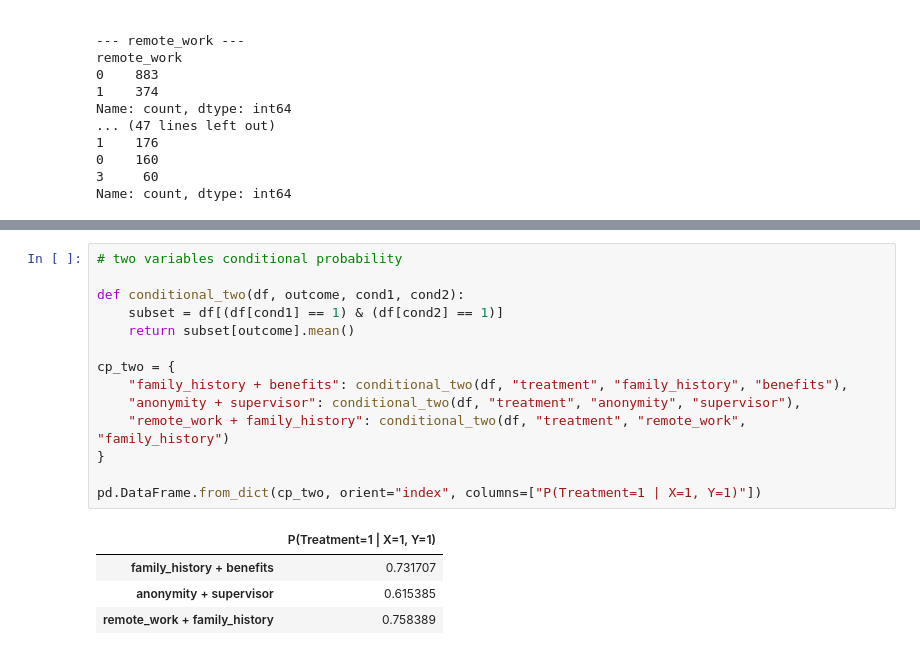
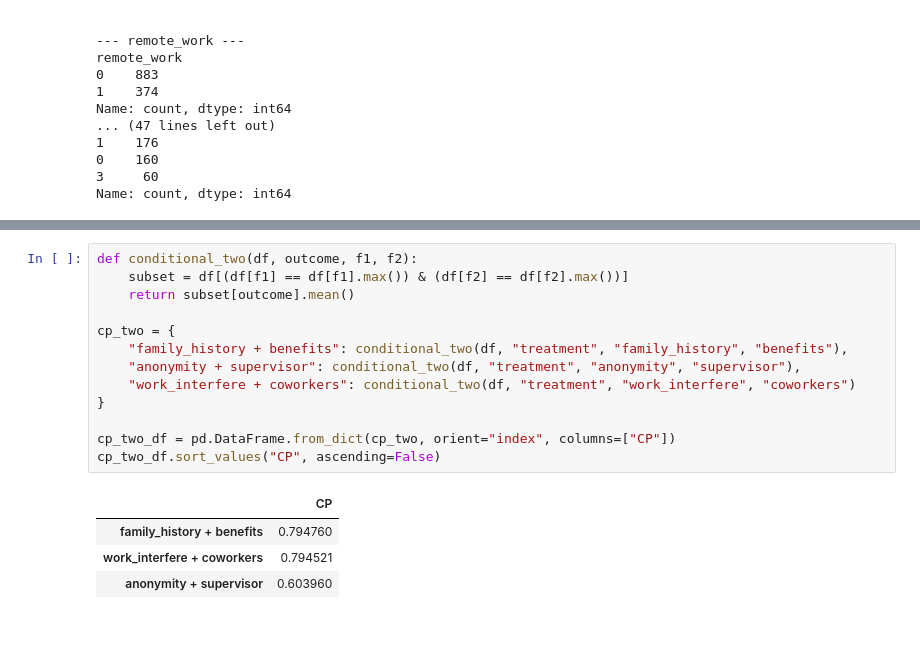
Before and after one commit to hazminfirdaus/data-analytics, a Jupyter notebook: eca/notebooks/EDA/01_eda.ipynb, the cells around one changed output, grey strips where cells are left out. Cells and saved outputs as stored; diff of their text form.

```diff
--- a/eca/notebooks/EDA/01_eda.ipynb
+++ b/eca/notebooks/EDA/01_eda.ipynb
@@ -167,19 +180,18 @@ pd.DataFrame.from_dict(cp_single, orient="index", columns=["P(Treatment=1 | X=1)
 # %%
-# two variables conditional probability
-
-def conditional_two(df, outcome, cond1, cond2):
-    subset = df[(df[cond1] == 1) & (df[cond2] == 1)]
+def conditional_two(df, outcome, f1, f2):
+    subset = df[(df[f1] == df[f1].max()) & (df[f2] == df[f2].max())]
     return subset[outcome].mean()
 
 cp_two = {
     "family_history + benefits": conditional_two(df, "treatment", "family_history", "benefits"),
     "anonymity + supervisor": conditional_two(df, "treatment", "anonymity", "supervisor"),
-    "remote_work + family_history": conditional_two(df, "treatment", "remote_work", "family_history")
+    "work_interfere + coworkers": conditional_two(df, "treatment", "work_interfere", "coworkers")
 }
 
-pd.DataFrame.from_dict(cp_two, orient="index", columns=["P(Treatment=1 | X=1, Y=1)"])
+cp_two_df = pd.DataFrame.from_dict(cp_two, orient="index", columns=["CP"])
+cp_two_df.sort_values("CP", ascending=False)
 # %% [output]
-|  | P(Treatment=1 | X=1, Y=1) |
-| family_history + benefits | 0.731707 |
-| anonymity + supervisor | 0.615385 |
-| remote_work + family_history | 0.758389 |
+|  | CP |
+| family_history + benefits | 0.794760 |
+| work_interfere + coworkers | 0.794521 |
+| anonymity + supervisor | 0.603960 |
```
Also changed, not shown: parts of 13 cells of this notebook, 2 other files.
